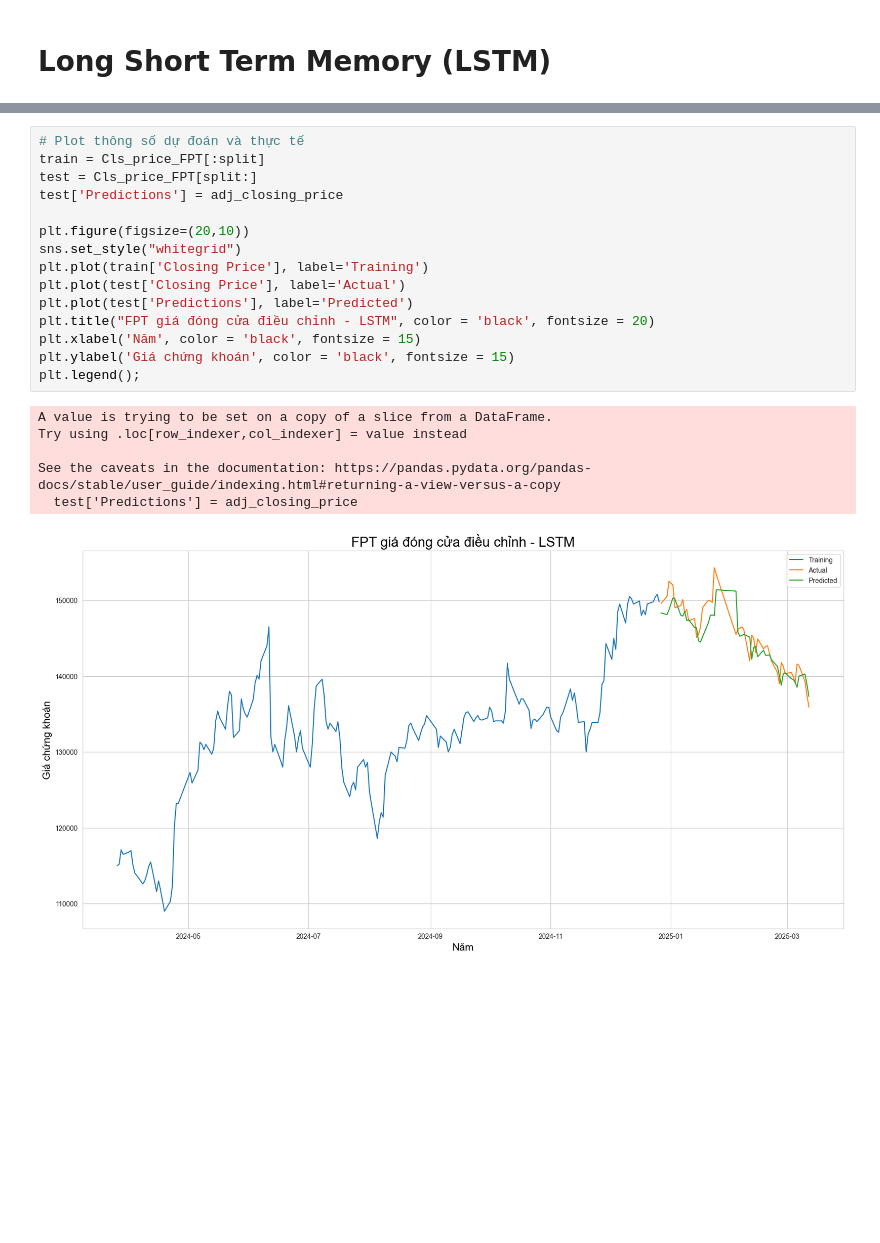
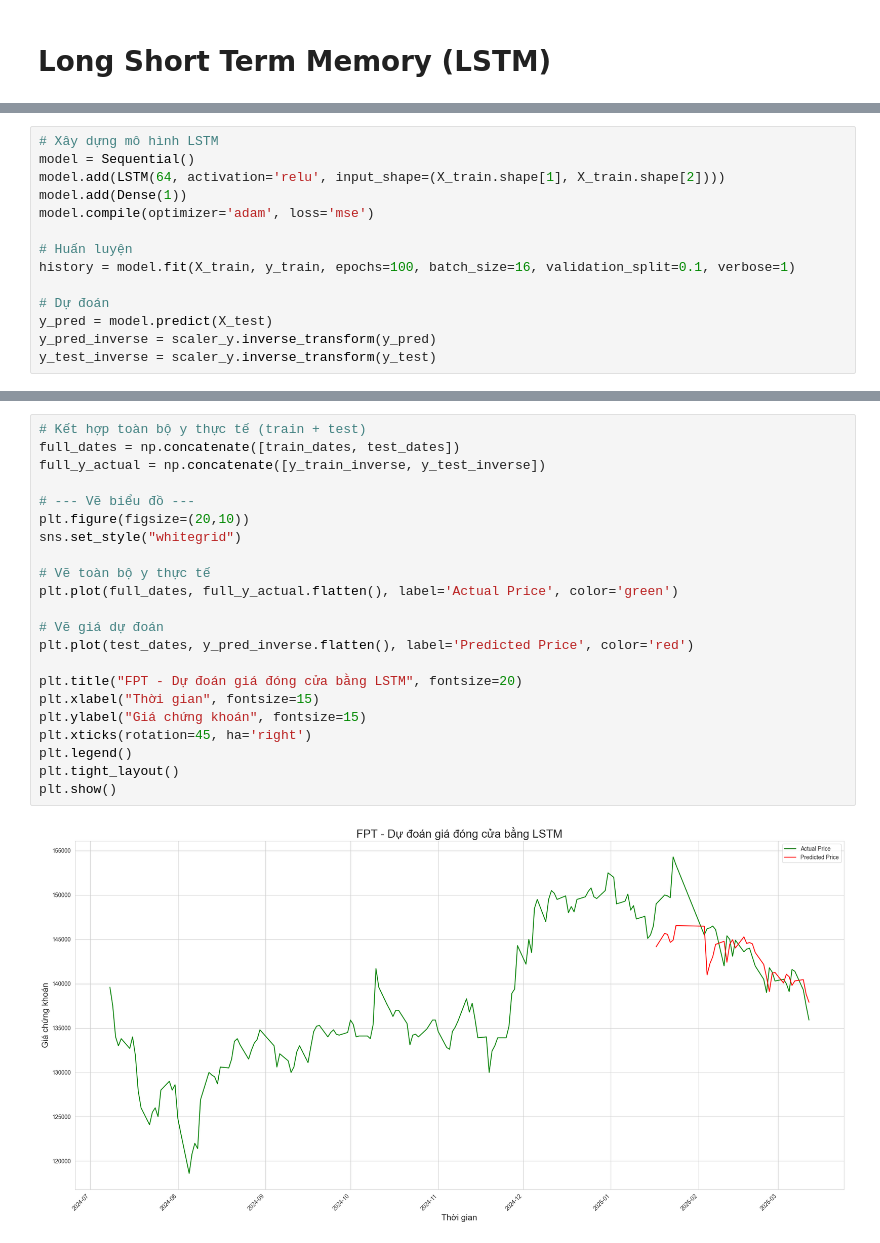
Before and after one commit to quanquan1406/Data_Explorer_2025, a Jupyter notebook: Train_model_FPT.ipynb, the cells around one changed output, grey strips where cells are left out. Drawn from its saved outputs; the diff is of its cells as text; blank space fills up the shorter version.

```diff
--- a/Train_model_FPT.ipynb
+++ b/Train_model_FPT.ipynb
@@ -187,0 +105,14 @@ np.float64(1993.6664639936168)
+# %%
+# Xây dựng mô hình LSTM
+model = Sequential()
+model.add(LSTM(64, activation='relu', input_shape=(X_train.shape[1], X_train.shape[2])))
+model.add(Dense(1))
+model.compile(optimizer='adam', loss='mse')
+
+# Huấn luyện
+history = model.fit(X_train, y_train, epochs=100, batch_size=16, validation_split=0.1, verbose=1)
+
+# Dự đoán
+y_pred = model.predict(X_test)
+y_pred_inverse = scaler_y.inverse_transform(y_pred)
+y_test_inverse = scaler_y.inverse_transform(y_test)
@@ -188,22 +137,24 @@ np.float64(1993.6664639936168)
 # %%
-# Plot thông số dự đoán và thực tế
-train = Cls_price_FPT[:split]
-test = Cls_price_FPT[split:]
-test['Predictions'] = adj_closing_price
+# Kết hợp toàn bộ y thực tế (train + test)
+full_dates = np.concatenate([train_dates, test_dates])
+full_y_actual = np.concatenate([y_train_inverse, y_test_inverse])
 
+# --- Vẽ biểu đồ ---
 plt.figure(figsize=(20,10))
 sns.set_style("whitegrid")
-plt.plot(train['Closing Price'], label='Training')
-plt.plot(test['Closing Price'], label='Actual')
-plt.plot(test['Predictions'], label='Predicted')
-plt.title("FPT giá đóng cửa điều chỉnh - LSTM", color = 'black', fontsize = 20)
-plt.xlabel('Năm', color = 'black', fontsize = 15)
-plt.ylabel('Giá chứng khoán', color = 'black', fontsize = 15)
-plt.legend();
+
+# Vẽ toàn bộ y thực tế
+plt.plot(full_dates, full_y_actual.flatten(), label='Actual Price', color='green')
+
+# Vẽ giá dự đoán
+plt.plot(test_dates, y_pred_inverse.flatten(), label='Predicted Price', color='red')
+
+plt.title("FPT - Dự đoán giá đóng cửa bằng LSTM", fontsize=20)
+plt.xlabel("Thời gian", fontsize=15)
+plt.ylabel("Giá chứng khoán", fontsize=15)
+plt.xticks(rotation=45, ha='right')
+plt.legend()
+plt.tight_layout()
+plt.show()
 # %% [output]
-A value is trying to be set on a copy of a slice from a DataFrame.
-Try using .loc[row_indexer,col_indexer] = value instead
-
-See the caveats in the documentation: https://pandas.pydata.org/pandas-docs/stable/user_guide/indexing.html#returning-a-view-versus-a-copy
-  test['Predictions'] = adj_closing_price
-[figure, old version]
+[figure, new version]
```
Also changed, not shown: parts of 21 cells of this notebook, 12 other files.
